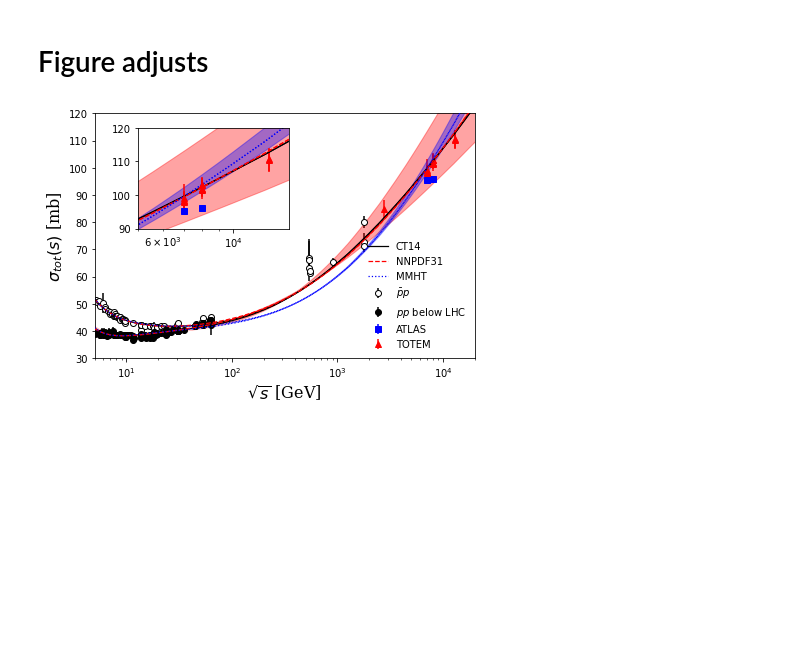
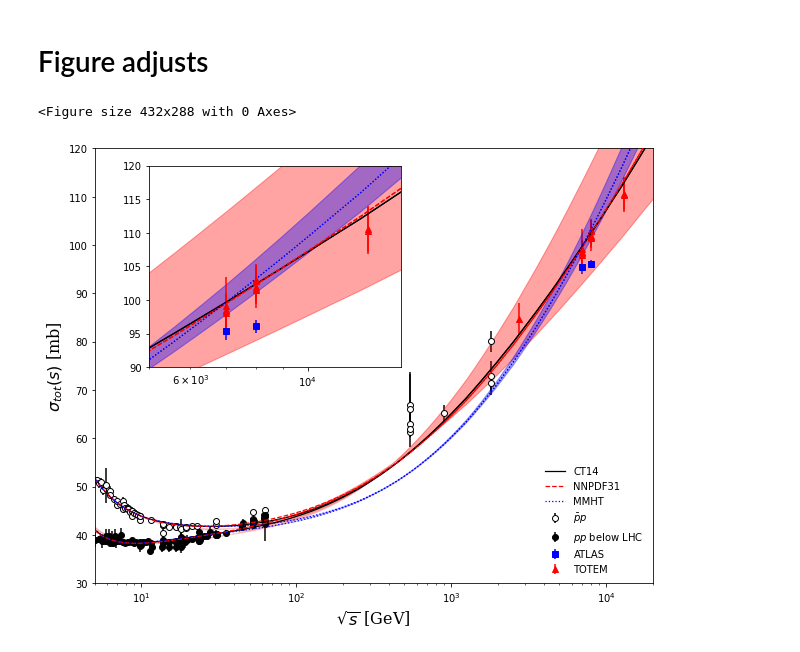
Before and after one commit to broilo/Medium, a Jupyter notebook: PAWandPYTHON/XSecTot_BSG20orig_w002bPDFs_v4band.ipynb, the cells around one changed output. Saved outputs shown, nothing was run; the diff lists cells and outputs as text; code cells hidden in the pictures; blank space fills up the shorter version.

```diff
--- a/PAWandPYTHON/XSecTot_BSG20orig_w002bPDFs_v4band.ipynb
+++ b/PAWandPYTHON/XSecTot_BSG20orig_w002bPDFs_v4band.ipynb
@@ -47,7 +47,7 @@ px62, py62 = np.loadtxt("XSecTotPBP_BSG20orig_w002b_MMHT_member_39.dat", usecols
 font = {'family': 'serif','color':  'black', 'weight': 'normal', 'size': 16,}
 # %%
 plt.subplots_adjust(left = 0.1, bottom = 0.1, right = 0.98, top = 0.95, wspace = 0, hspace = 0)
-
+plt.subplots(figsize=(10,8))
 plt.semilogx()
 plt.grid(False)
 plt.xlim(5,20000)
@@ -92,38 +92,39 @@ leg.get_frame().set_alpha(0.5)
 
 ### Miniframe definitions
 
-sub_axes = plt.axes([.2, .55, .35, .35])
+sub_axes = plt.axes([.2, .50, .35, .35])
 
 plt.grid(False)
 plt.semilogx()
 plt.xlim(5000,15000)
 plt.ylim(90,120)
 
 ### Plotting the datasets
 
 plt.errorbar(x3, y3, yerr = erry3, fmt = 'bs', ecolor = 'b', markeredgecolor = 'b', capthick = 0.5)
 plt.errorbar(x4, y4, yerr = erry4, fmt = 'r^', ecolor = 'r', markeredgecolor = 'r', capthick = 0.5)
 
 ### Plotting the fitting curves
 
 plt.plot(px1, py1, 'k-', linewidth = 1.25)
 plt.plot(px2, py2, 'k-', linewidth = 1.25)
 
 plt.plot(px3, py3, 'r--', linewidth = 1.25)
 plt.plot(px4, py4, 'r--', linewidth = 1.25)
 
 plt.plot(px5, py5, 'b:', linewidth = 1.25)
 plt.plot(px6, py6, 'b:', linewidth = 1.25)
 
 ### Plotting the uncertainty band
 
 plt.fill_between(px3, py31, py32, color = 'r',alpha = 0.2)
 plt.fill_between(px4, py41, py42, color = 'r',alpha = 0.2)
 plt.fill_between(px5, py51, py52, color = 'b',alpha = 0.2)
 plt.fill_between(px6, py61, py62, color = 'b',alpha = 0.2)
 
 ###########################################
 
 plt.show()
 # %% [output]
+<Figure size 432x288 with 0 Axes>
-[figure, old version]
+[figure, new version]
```
